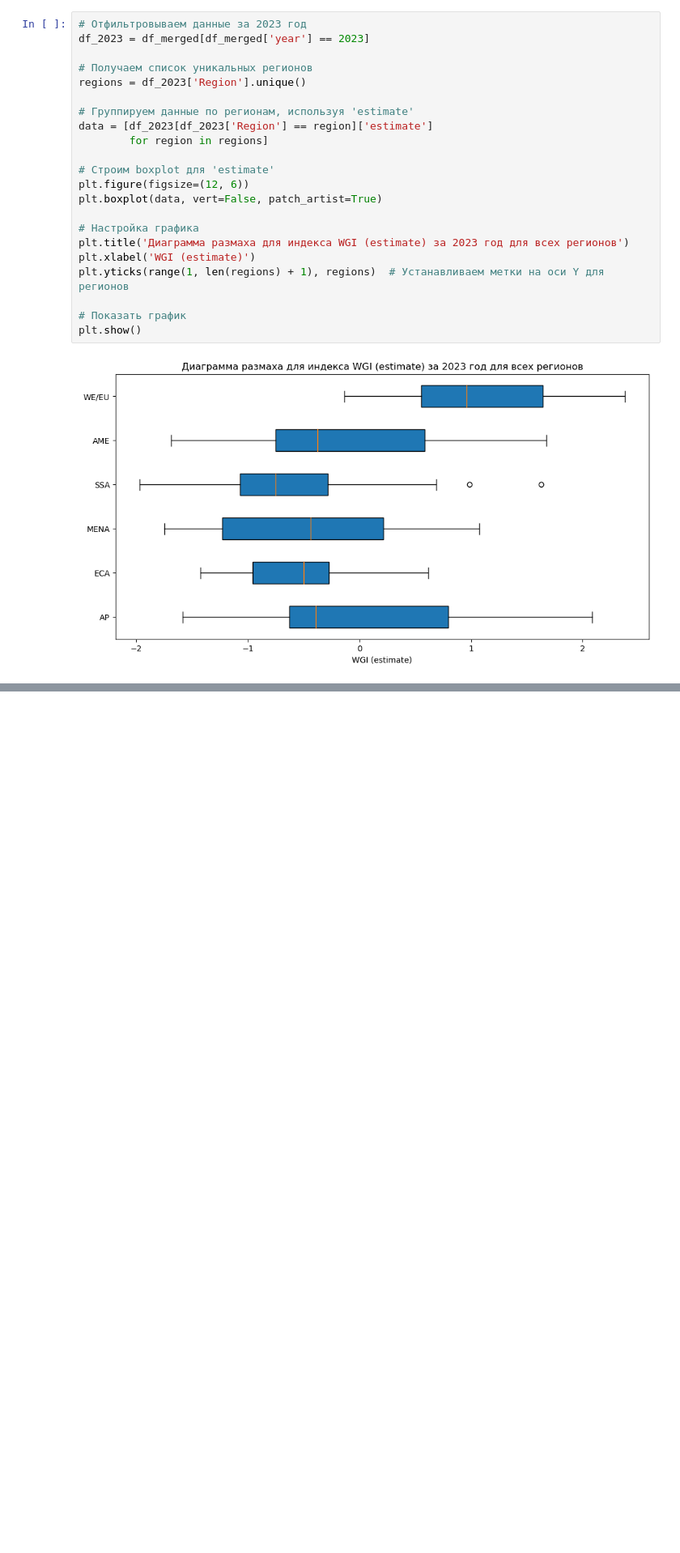
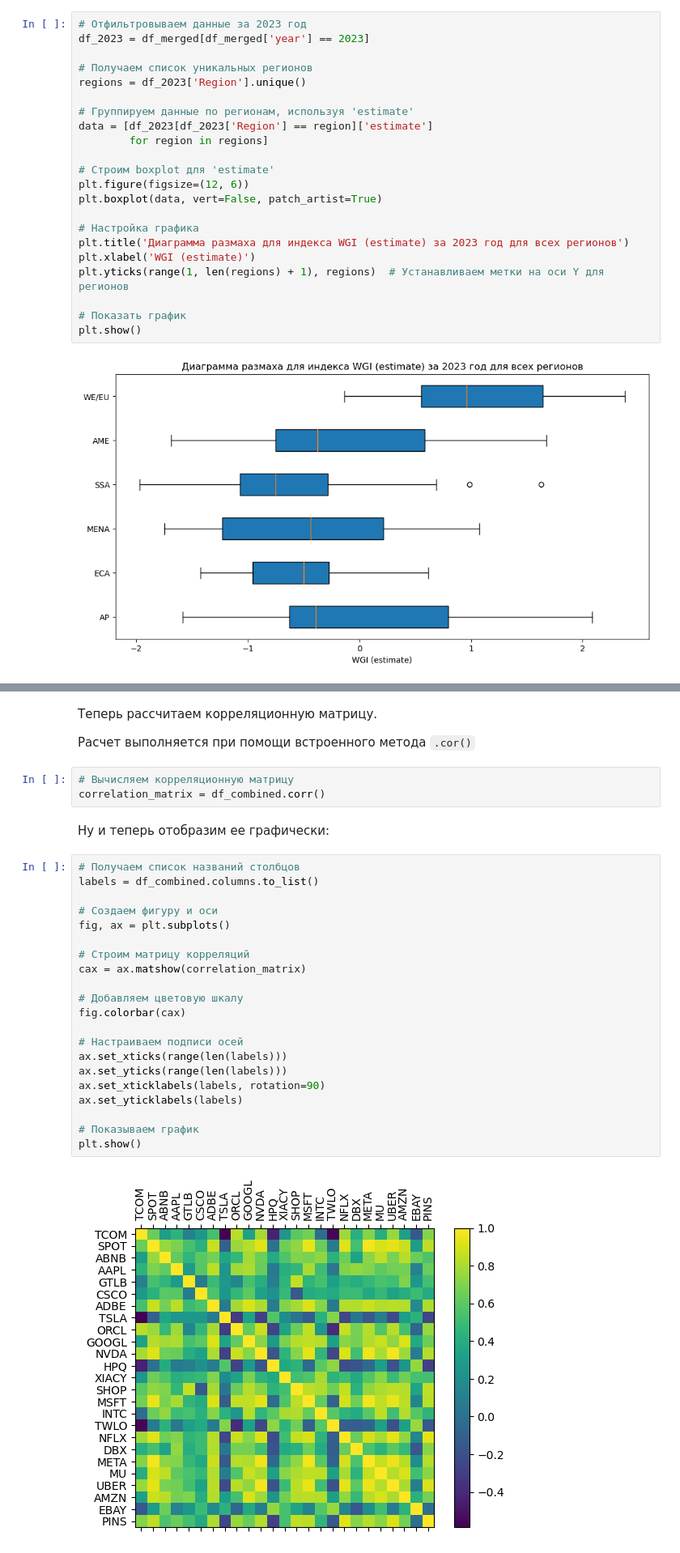
Before and after one commit to SARWX/mlmethods, a Jupyter notebook: task1.ipynb, the cells around one changed output, grey strips where cells are left out. Shown at 81% size. Drawn from its saved outputs; the diff is of its cells as text; blank space fills up the shorter version.

```diff
--- a/task1.ipynb
+++ b/task1.ipynb
@@ -320,0 +375,32 @@ plt.show()
+# %% [markdown]
+Теперь рассчитаем корреляционную матрицу.
+
+Расчет выполняется при помощи встроенного метода `.cor()`
+# %%
+# Вычисляем корреляционную матрицу
+correlation_matrix = df_combined.corr()
+# %% [markdown]
+Ну и теперь отобразим ее графически:
+# %%
+# Получаем список названий столбцов
+labels = df_combined.columns.to_list()
+
+# Создаем фигуру и оси
+fig, ax = plt.subplots()
+
+# Строим матрицу корреляций
+cax = ax.matshow(correlation_matrix)
+
+# Добавляем цветовую шкалу
+fig.colorbar(cax)
+
+# Настраиваем подписи осей
+ax.set_xticks(range(len(labels)))
+ax.set_yticks(range(len(labels)))
+ax.set_xticklabels(labels, rotation=90)
+ax.set_yticklabels(labels)
+
+# Показываем график
+plt.show()
+# %% [output]
+[figure, added]
```
Also changed, not shown: parts of 15 cells of this notebook, 25 other files.
